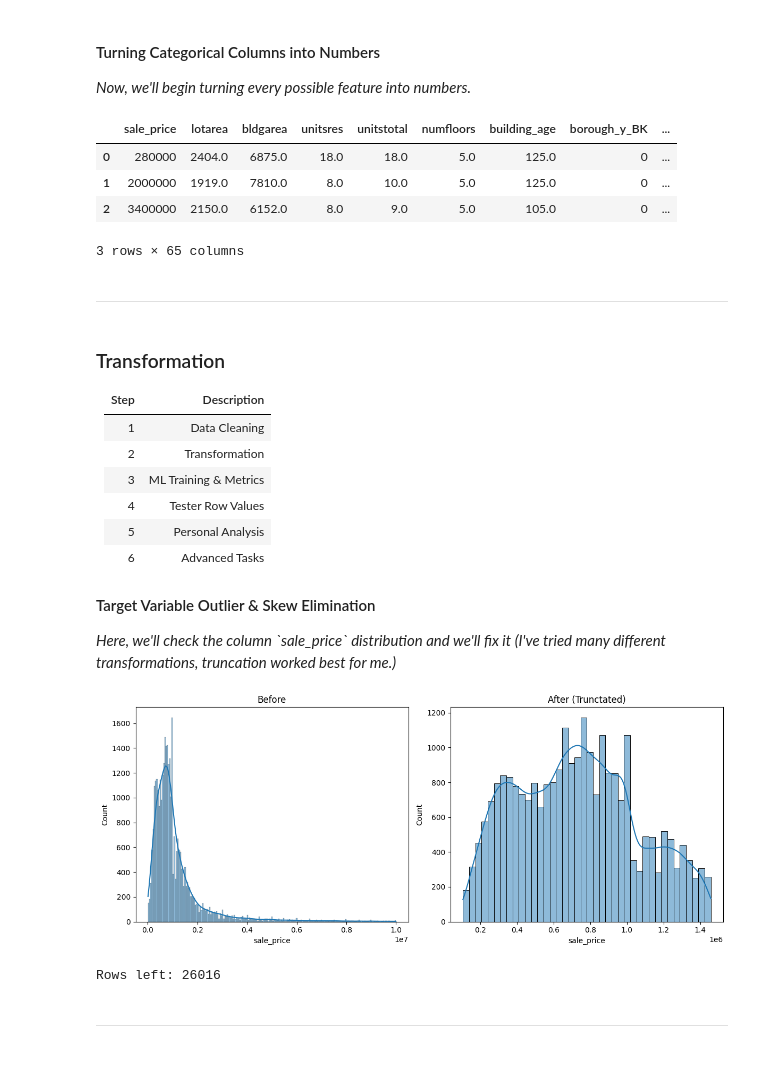
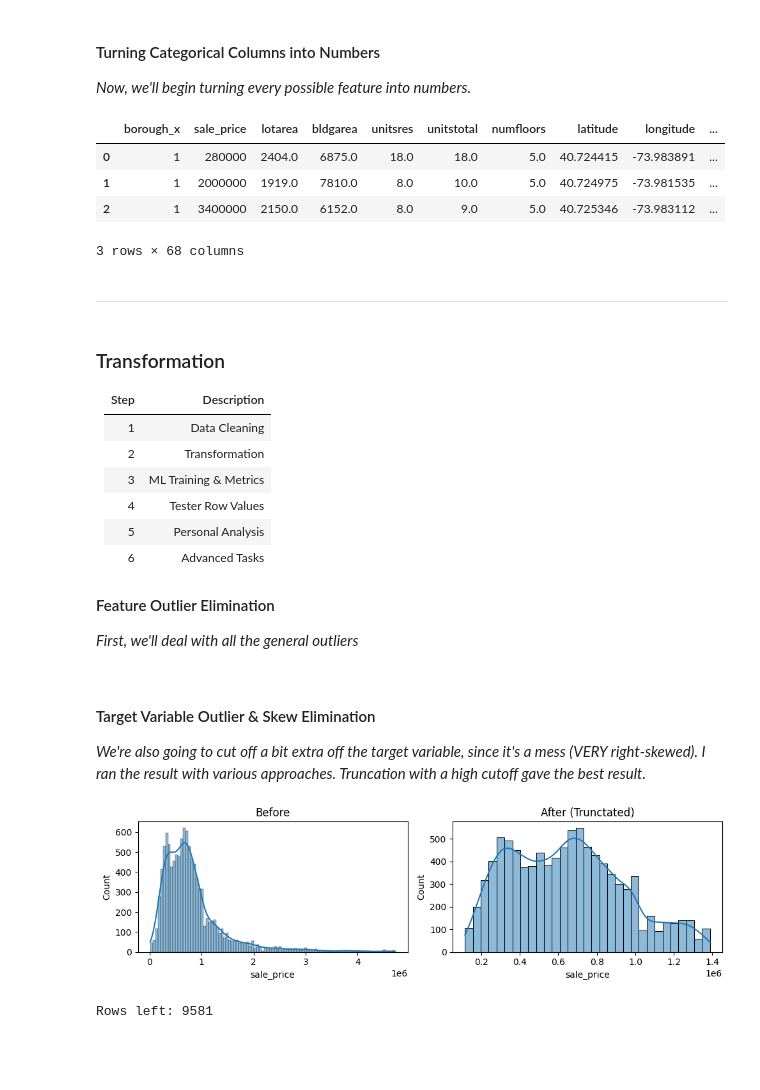
Before and after one commit to jehuhta/Intro_ML, a Jupyter notebook: ex1_06_extra2.ipynb, the cells around one changed output. Saved outputs shown, nothing was run; the diff lists cells and outputs as text; code cells hidden in the pictures.

Commit message:
finished ex1_06_extra2.ipynb

```diff
--- a/ex1_06_extra2.ipynb
+++ b/ex1_06_extra2.ipynb
@@ -160,16 +180,17 @@ In the cell below, we'll be dropping some of the columns which we know we won't
 </i>
 # %%
 # Dropping co-dependent/high collinearity columns
-df = df.drop(["borough_x",       # Related to borough_y
-                'latitude',      # Probably just noise in the data. Definitely not linear.
-                'longitude',     # Probably just noise in the data. Definitely not linear.
-                'yearbuilt',     # This is co-dependent with `buildingage`
-                'comarea',       # In this dataset: bldgarea = comarea + resarea. co-dependent.
-                'resarea',       # In this dataset: bldgarea = comarea + resarea. co-dependent.
-                'lot',           # We have borough_y. This is too specific, you'd have distributions of 1 unit being in lot ABC, hardly statistical.
-                'block',         # We have borough_y, too specific. We cant have 3 units in a block be a statistical weight for an ML model.
-                'zip_code',      # Too specific, it'll affect distribution.
-                'landuse',       # This is often co-dependent with bldgclass (D4 bldgclass = landuse 3 for example).
+df = df.drop([
+    # "borough_x",   # Actually related to the SELLER, not the property location. USEFUL.
+    # 'latitude',    # Incredibly useful information for XGBoost (r-squared boost .04)
+    # 'longitude',   # Incredibly useful information for XGBoost (r-squared boost .04)
+    'yearbuilt',     # This is co-dependent with `buildingage`
+    'comarea',       # In this dataset: bldgarea = comarea + resarea. co-dependent. VIF TEST failed
+    'resarea',       # In this dataset: bldgarea = comarea + resarea. co-dependent. VIF TEST failed
+    'lot',           # We have borough_y. This is too specific, you'd have distributions of 1 unit being in lot ABC, hardly statistical.
+    'block',         # We have borough_y, too specific. We cant have 3 units in a block be a statistical weight for an ML model.
+    'zip_code',      # Too specific, it'll affect distribution.
+    'landuse',       # This is often co-dependent with bldgclass (D4 bldgclass = landuse 3 for example).
 ], axis=1)
 
 # `borough_y` and `bldglclass` is categorical, we'll convert this to numbers.
@@ -237,11 +257,11 @@ for column in categorical_columns:
 
 df.head(3)
 # %% [output]
-|  | sale_price | lotarea | bldgarea | unitsres | unitstotal | numfloors | building_age | borough_y_BK | ... |
-| 0 | 280000 | 2404.0 | 6875.0 | 18.0 | 18.0 | 5.0 | 125.0 | 0 | ... |
-| 1 | 2000000 | 1919.0 | 7810.0 | 8.0 | 10.0 | 5.0 | 125.0 | 0 | ... |
-| 2 | 3400000 | 2150.0 | 6152.0 | 8.0 | 9.0 | 5.0 | 105.0 | 0 | ... |
+|  | borough_x | sale_price | lotarea | bldgarea | unitsres | unitstotal | numfloors | latitude | longitude | ... |
+| 0 | 1 | 280000 | 2404.0 | 6875.0 | 18.0 | 18.0 | 5.0 | 40.724415 | -73.983891 | ... |
+| 1 | 1 | 2000000 | 1919.0 | 7810.0 | 8.0 | 10.0 | 5.0 | 40.724975 | -73.981535 | ... |
+| 2 | 1 | 3400000 | 2150.0 | 6152.0 | 8.0 | 9.0 | 5.0 | 40.725346 | -73.983112 | ... |
-3 rows × 65 columns
+3 rows × 68 columns
 # %% [markdown]
 ---
 # %% [markdown]
@@ -258,50 +278,57 @@ df.head(3)
 |5| Personal Analysis |
 |6| Advanced Tasks|
 
-
-####  Target Variable Outlier & Skew Elimination
+#### Feature Outlier Elimination
 
 <i>
-Here, we'll check the column `sale_price` distribution and we'll fix it (I've tried many different transformations, truncation worked best for me.)
-</i>
+
+First, we'll deal with all the general outliers
+# %%
+# version 1, SciPy, extreme outliers that go under -3 or over +3 in normal distribution
+from scipy import stats
+df = df[(np.abs(stats.zscore(df)) < 3).all(axis=1)]
+# %% [markdown]
+
+
+####  Target Variable Outlier & Skew Elimination
+
+<i>
+We're also going to cut off a bit extra off the target variable, since it's a mess (VERY right-skewed). I ran the result with various approaches. Truncation with a high cutoff gave the best result.
+</i>
 # %%
-from sklearn.preprocessing import PowerTransformer
-
 # Target variable cutoffs
 y_trunc_floor = 0.01
-y_trunc_ceiling = 0.80
+y_trunc_ceiling = 0.88
 
 # Creates three canvases for histplots to show my work.
-fig, axes = plt.subplots(1, 2, figsize=(12, 5))
+fig, axes = plt.subplots(1, 2, figsize=(10, 3))
 
 # Histplot 0
 sns.histplot(df, x='sale_price', ax=axes[0], kde=True)
 
 # Truncating the Y variable.
 df = df[
     (df["sale_price"] >= df["sale_price"].quantile(q=y_trunc_floor)) &
     (df["sale_price"] <= df["sale_price"].quantile(q=y_trunc_ceiling))
     ]
 
 # Histplot 1
 sns.histplot(df, x='sale_price', ax=axes[1], kde=True)
 
 # Plot titles
 axes[0].set_title("Before")
 axes[1].set_title("After (Trunctated)")
 plt.tight_layout()
 plt.show()
 
 # SANITY CHECK:
 # Let's check how many rows we have left.
 print(f"Rows left: {df.shape[0]}")
 
 # Since this is eliminating information, we won't have to worry about a data leak here.
 # %% [output]
-[figure, old version]
+[figure, new version]
-Rows left: 26016
+Rows left: 9581
-# %% [markdown]
----
 # %% [markdown]
 ####
 # %% [markdown]
```
Also changed, not shown: parts of 27 cells of this notebook, 2 other files.
